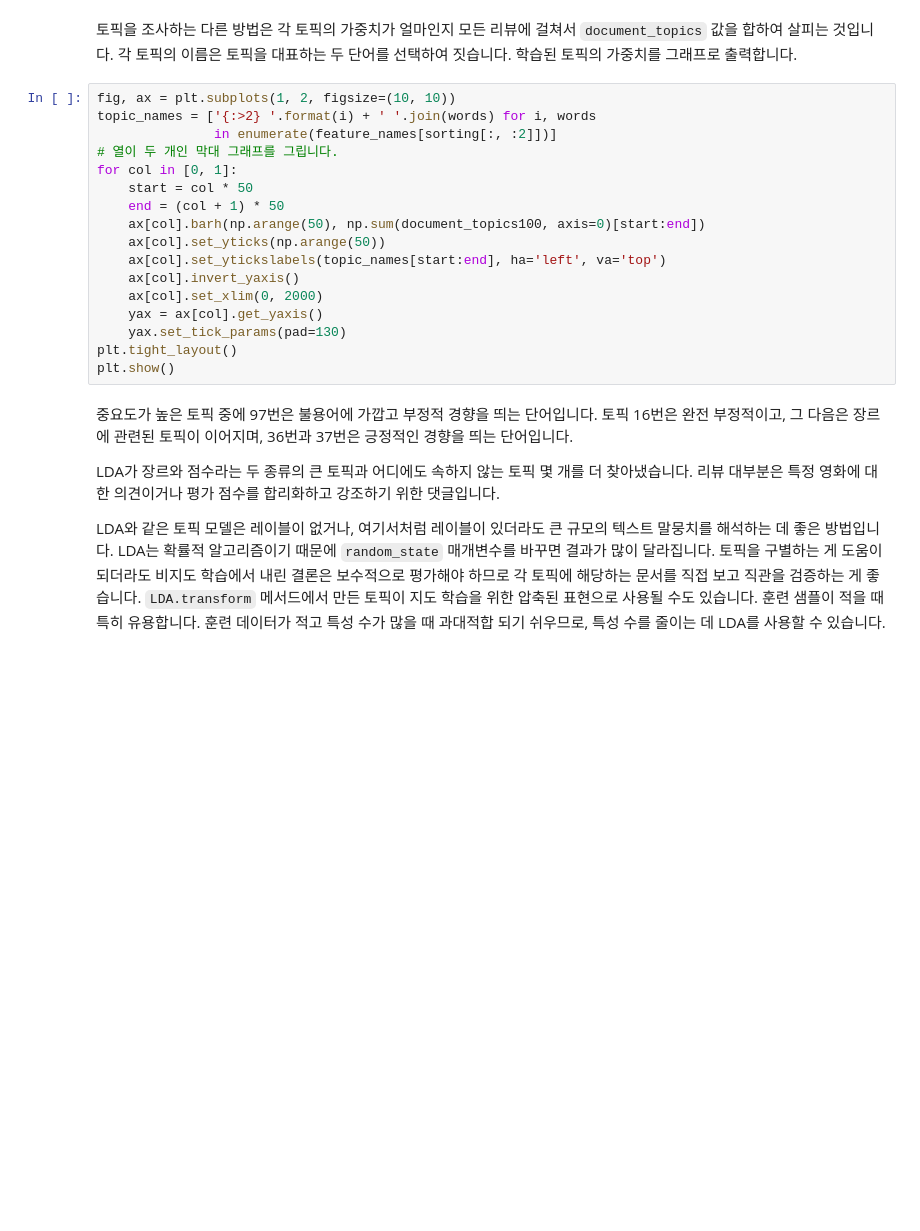
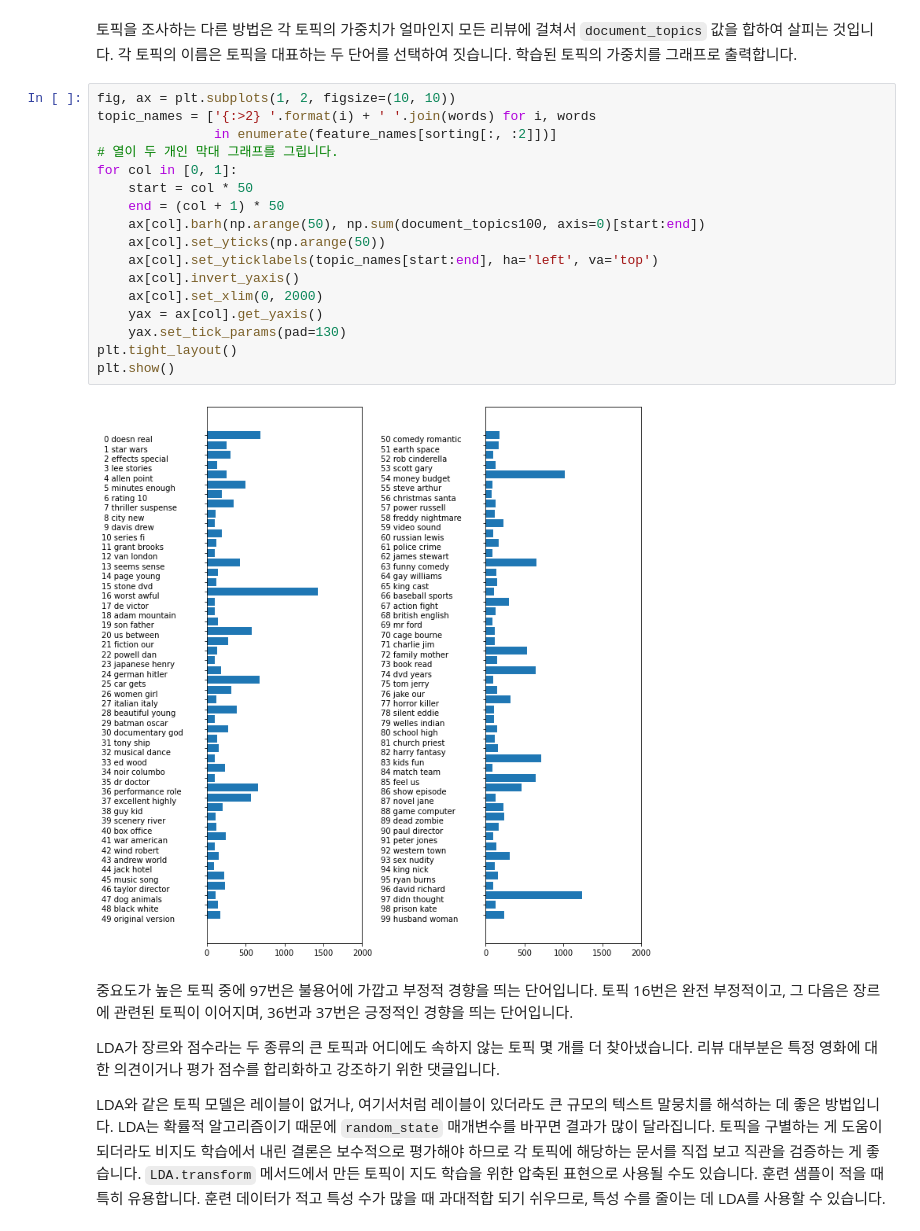
Before and after one commit to LeeSeungwon89/Machine-learning_Theory, a Jupyter notebook: CHAPTER7 텍스트 데이터 다루기.ipynb, the cells around one changed output. Drawn from its saved outputs; the diff is of its cells as text; blank space fills up the shorter version.

```diff
--- a/CHAPTER7 텍스트 데이터 다루기.ipynb
+++ b/CHAPTER7 텍스트 데이터 다루기.ipynb
@@ -947,20 +945,22 @@ TypeError: ignored
 # %%
 fig, ax = plt.subplots(1, 2, figsize=(10, 10))
 topic_names = ['{:>2} '.format(i) + ' '.join(words) for i, words
                in enumerate(feature_names[sorting[:, :2]])]
 # 열이 두 개인 막대 그래프를 그립니다.
 for col in [0, 1]:
     start = col * 50
     end = (col + 1) * 50
     ax[col].barh(np.arange(50), np.sum(document_topics100, axis=0)[start:end])
     ax[col].set_yticks(np.arange(50))
-    ax[col].set_ytickslabels(topic_names[start:end], ha='left', va='top')
+    ax[col].set_yticklabels(topic_names[start:end], ha='left', va='top')
     ax[col].invert_yaxis()
     ax[col].set_xlim(0, 2000)
     yax = ax[col].get_yaxis()
     yax.set_tick_params(pad=130)
 plt.tight_layout()
 plt.show()
+# %% [output]
+[figure, added]
 # %% [markdown]
 중요도가 높은 토픽 중에 97번은 불용어에 가깝고 부정적 경향을 띄는 단어입니다. 토픽 16번은 완전 부정적이고, 그 다음은 장르에 관련된 토픽이 이어지며, 36번과 37번은 긍정적인 경향을 띄는 단어입니다.
 
```
Also changed, not shown: parts of 6 cells of this notebook.
